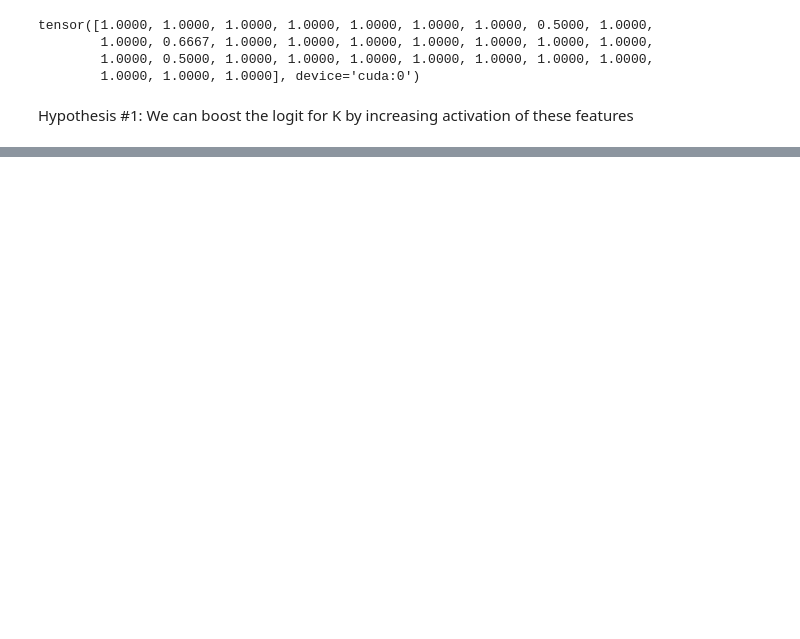
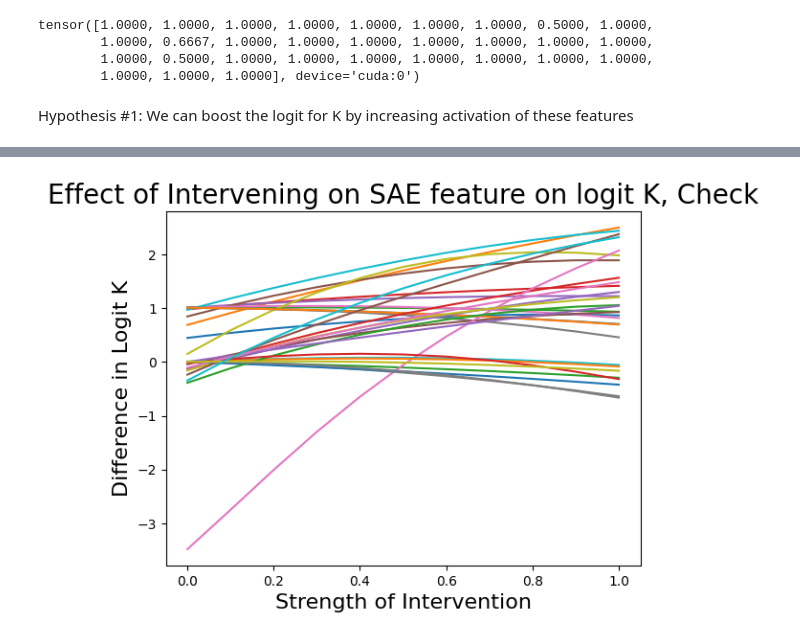
Before and after one commit to jkutaso/chessgpt_sae, a Jupyter notebook: hypothesis_testing_1.ipynb, the cells around one changed output, grey strips where cells are left out. Drawn from its saved outputs; the diff is of its cells as text; code cells hidden in the pictures; blank space fills up the shorter version.

```diff
--- a/hypothesis_testing_1.ipynb
+++ b/hypothesis_testing_1.ipynb
@@ -229,0 +268,10 @@ feature_index.item()
+# %%
+intervened_df = pd.DataFrame()
+for key, value in averaged_intervened_logits_dict.items():
+    logit_dict = {f'logit_{meta["itos"][i]}': value[i].item() for i in range(len(value))}
+    intervened_df = pd.concat([intervened_df, pd.DataFrame(dict({'feature_index': key[0], 'is_check': key[2]}, **logit_dict), index=[key[1]])])
+
+intervened_df.reset_index(inplace=True)
+intervened_df.rename(columns={'index': 'strength'}, inplace=True)
+intervened_df.set_index(['feature_index', 'strength', 'is_check'], inplace=True)
+intervened_df.head()
@@ -229,0 +287,17 @@ feature_index.item()
+# %%
+use_only_check = True
+if use_only_check:
+    filtered_df = intervened_df[intervened_df.index.get_level_values('is_check')]
+    diff_df = filtered_df - averaged_baseline_logits_check.cpu().numpy()
+else:
+    filtered_df = intervened_df[intervened_df.index.get_level_values('is_check') == False]
+    diff_df = filtered_df - averaged_baseline_logits_not_check.cpu().numpy()
+for feature in diff_df.index.get_level_values('feature_index').unique():
+    sub_df = diff_df.loc[feature]
+    plt.plot(sub_df.index.get_level_values('strength'), sub_df['logit_K'], label=f'Feature {feature}')
+plt.title(f"Effect of Intervening on SAE feature on logit K, {'Check' if use_only_check else 'Not Check'}", fontsize=20)
+plt.xlabel("Strength of Intervention", fontsize=16)
+plt.ylabel("Difference in Logit K", fontsize=16)
+plt.show()
+# %% [output]
+[figure, added]
```
Also changed, not shown: parts of 15 cells of this notebook, 5 other files.
